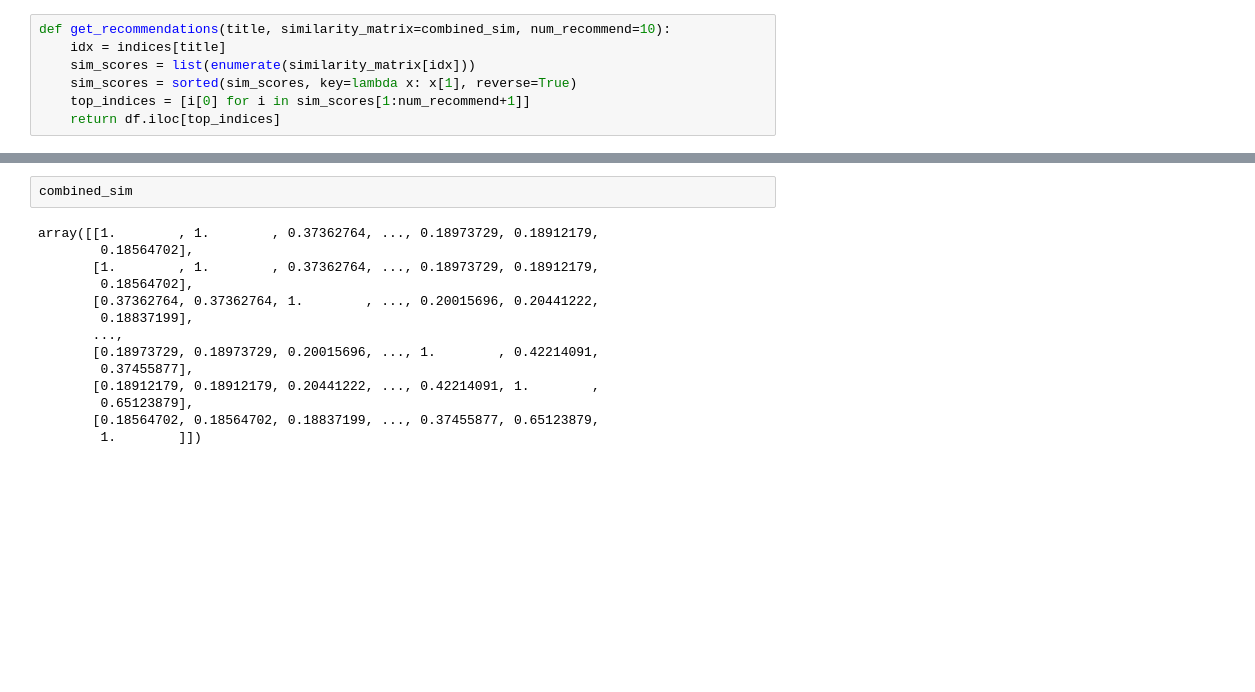
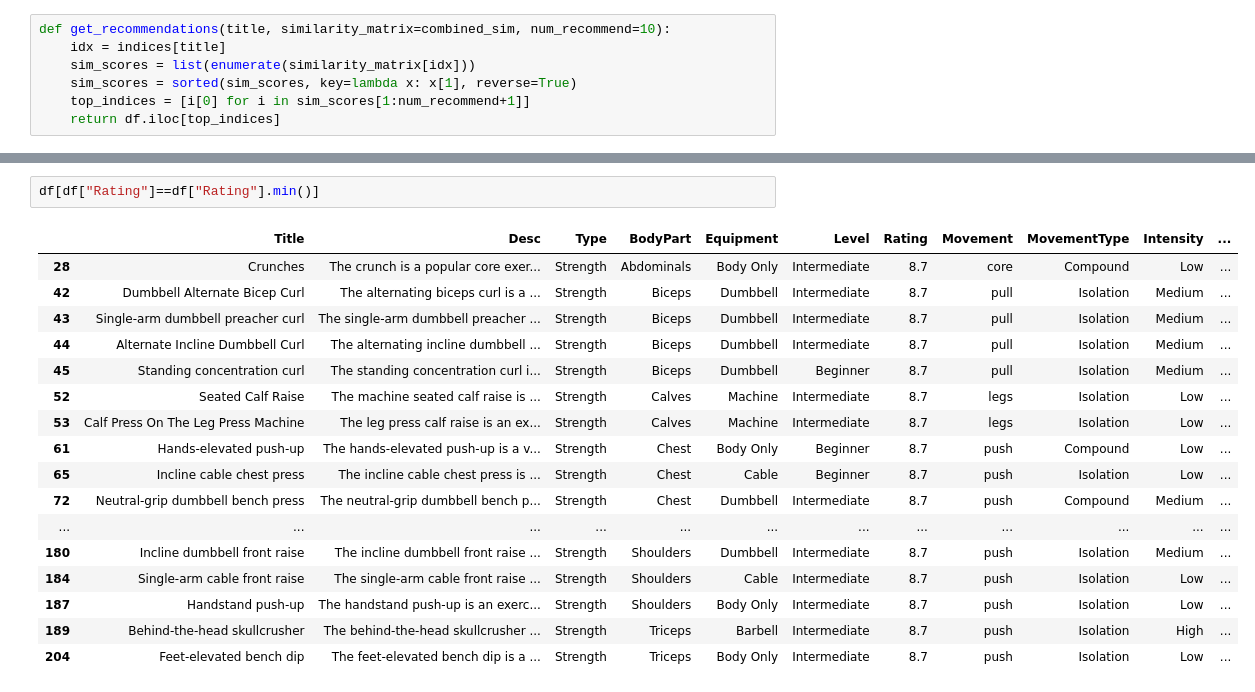
Before and after one commit to shmifful/Hercules-AI, a Jupyter notebook: Workout data/Content-based filtering.ipynb, the cells around one changed output, grey strips where cells are left out. Drawn from its saved outputs; the diff is of its cells as text; blank space fills up the shorter version.

```diff
--- a/Workout data/Content-based filtering.ipynb
+++ b/Workout data/Content-based filtering.ipynb
@@ -67,16 +67,20 @@ get_recommendations('Pushups', num_recommend = 10)
 # %%
-combined_sim
+df[df["Rating"]==df["Rating"].min()]
 # %% [output]
-array([[1.        , 1.        , 0.37362764, ..., 0.18973729, 0.18912179,
-        0.18564702],
-       [1.        , 1.        , 0.37362764, ..., 0.18973729, 0.18912179,
-        0.18564702],
-       [0.37362764, 0.37362764, 1.        , ..., 0.20015696, 0.20441222,
-        0.18837199],
-       ...,
-       [0.18973729, 0.18973729, 0.20015696, ..., 1.        , 0.42214091,
-        0.37455877],
-       [0.18912179, 0.18912179, 0.20441222, ..., 0.42214091, 1.        ,
-        0.65123879],
-       [0.18564702, 0.18564702, 0.18837199, ..., 0.37455877, 0.65123879,
-        1.        ]])
+|  | Title | Desc | Type | BodyPart | Equipment | Level | Rating | Movement | MovementType | Intensity | ... |
+| 28 | Crunches | The crunch is a popular core exer... | Strength | Abdominals | Body Only | Intermediate | 8.7 | core | Compound | Low | ... |
+| 42 | Dumbbell Alternate Bicep Curl | The alternating biceps curl is a ... | Strength | Biceps | Dumbbell | Intermediate | 8.7 | pull | Isolation | Medium | ... |
+| 43 | Single-arm dumbbell preacher curl | The single-arm dumbbell preacher ... | Strength | Biceps | Dumbbell | Intermediate | 8.7 | pull | Isolation | Medium | ... |
+| 44 | Alternate Incline Dumbbell Curl | The alternating incline dumbbell ... | Strength | Biceps | Dumbbell | Intermediate | 8.7 | pull | Isolation | Medium | ... |
+| 45 | Standing concentration curl | The standing concentration curl i... | Strength | Biceps | Dumbbell | Beginner | 8.7 | pull | Isolation | Medium | ... |
+| 52 | Seated Calf Raise | The machine seated calf raise is ... | Strength | Calves | Machine | Intermediate | 8.7 | legs | Isolation | Low | ... |
+| 53 | Calf Press On The Leg Press Machine | The leg press calf raise is an ex... | Strength | Calves | Machine | Intermediate | 8.7 | legs | Isolation | Low | ... |
+| 61 | Hands-elevated push-up | The hands-elevated push-up is a v... | Strength | Chest | Body Only | Beginner | 8.7 | push | Compound | Low | ... |
+| 65 | Incline cable chest press | The incline cable chest press is ... | Strength | Chest | Cable | Beginner | 8.7 | push | Isolation | Low | ... |
+| 72 | Neutral-grip dumbbell bench press | The neutral-grip dumbbell bench p... | Strength | Chest | Dumbbell | Intermediate | 8.7 | push | Compound | Medium | ... |
+| ... | ... | ... | ... | ... | ... | ... | ... | ... | ... | ... | ... |
+| 180 | Incline dumbbell front raise | The incline dumbbell front raise ... | Strength | Shoulders | Dumbbell | Intermediate | 8.7 | push | Isolation | Medium | ... |
+| 184 | Single-arm cable front raise | The single-arm cable front raise ... | Strength | Shoulders | Cable | Intermediate | 8.7 | push | Isolation | Low | ... |
+| 187 | Handstand push-up | The handstand push-up is an exerc... | Strength | Shoulders | Body Only | Intermediate | 8.7 | push | Isolation | Low | ... |
+| 189 | Behind-the-head skullcrusher | The behind-the-head skullcrusher ... | Strength | Triceps | Barbell | Intermediate | 8.7 | push | Isolation | High | ... |
+| 204 | Feet-elevated bench dip | The feet-elevated bench dip is a ... | Strength | Triceps | Body Only | Intermediate | 8.7 | push | Isolation | Low | ... |
```
Also changed, not shown: parts of 2 cells of this notebook, 16 other files.
